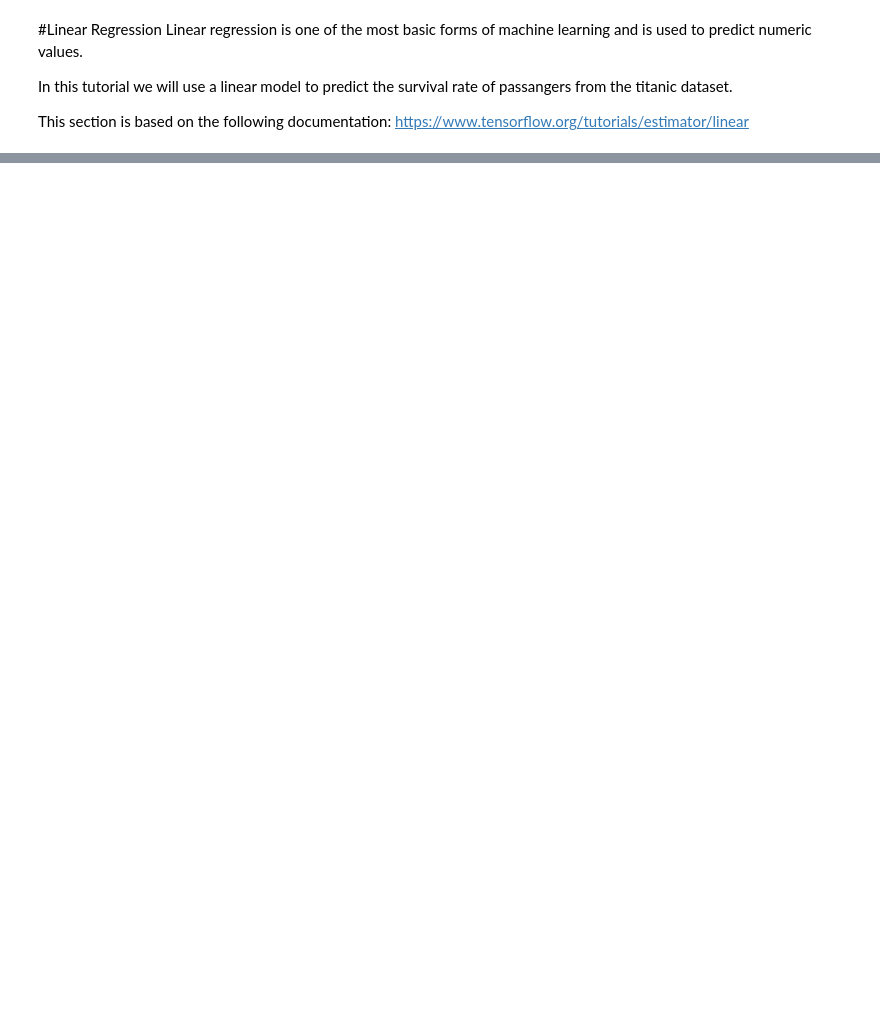
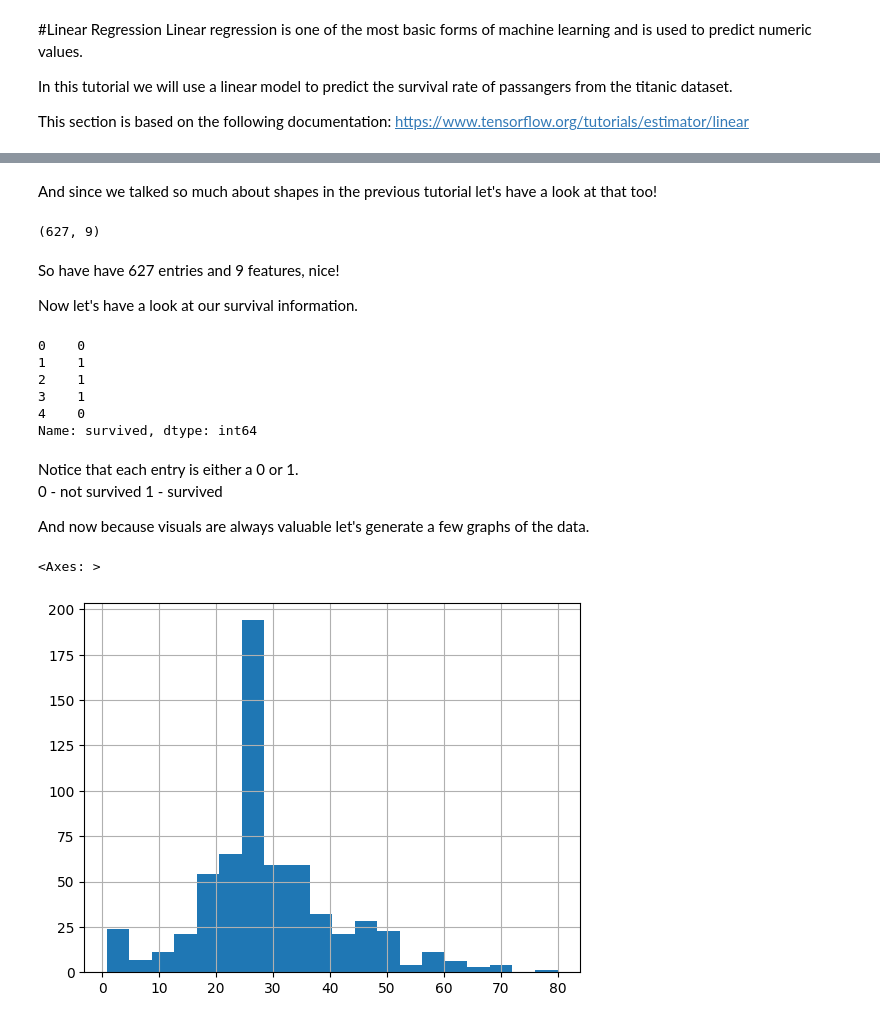
Before and after one commit to NimsW20/TensorFlow-Tutorial, a Jupyter notebook: TF_Core_Learning_Algorithms.ipynb, the cells around one changed output, grey strips where cells are left out. Saved outputs shown, nothing was run; the diff lists cells and outputs as text; code cells hidden in the pictures; blank space fills up the shorter version.

```diff
--- a/TF_Core_Learning_Algorithms.ipynb
+++ b/TF_Core_Learning_Algorithms.ipynb
@@ -27,0 +75,6 @@ Let's take an example of a data set with one feature and one label.
+# %%
+# Load dataset.
+dftrain = pd.read_csv('https://storage.googleapis.com/tf-datasets/titanic/train.csv') # training data
+dfeval = pd.read_csv('https://storage.googleapis.com/tf-datasets/titanic/eval.csv') # testing data
+y_train = dftrain.pop('survived')
+y_eval = dfeval.pop('survived')
@@ -27,0 +110,30 @@ Let's take an example of a data set with one feature and one label.
+# %% [markdown]
+And since we talked so much about shapes in the previous tutorial let's have a look at that too!
+# %%
+dftrain.shape
+# %% [output]
+(627, 9)
+# %% [markdown]
+So have have 627 entries and 9 features, nice!
+
+Now let's have a look at our survival information.
+# %%
+y_train.head()
+# %% [output]
+0    0
+1    1
+2    1
+3    1
+4    0
+Name: survived, dtype: int64
+# %% [markdown]
+Notice that each entry is either a 0 or 1.
+0 - not survived
+1 - survived
+
+And now because visuals are always valuable let's generate a few graphs of the data.
+# %%
+dftrain.age.hist(bins=20)
+# %% [output]
+<Axes: >
+[figure, added]
```
Also changed, not shown: parts of 30 cells of this notebook.
